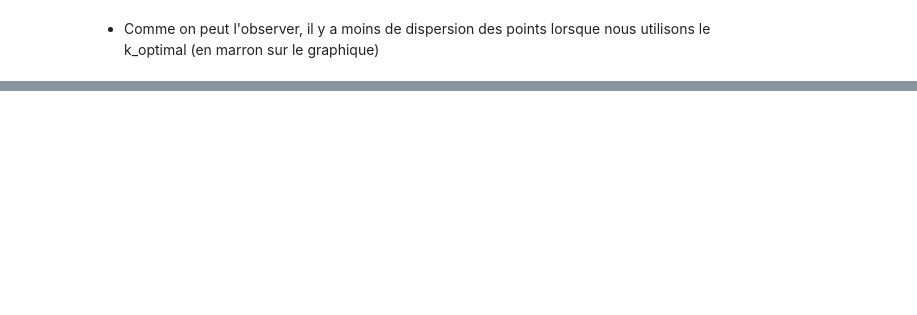
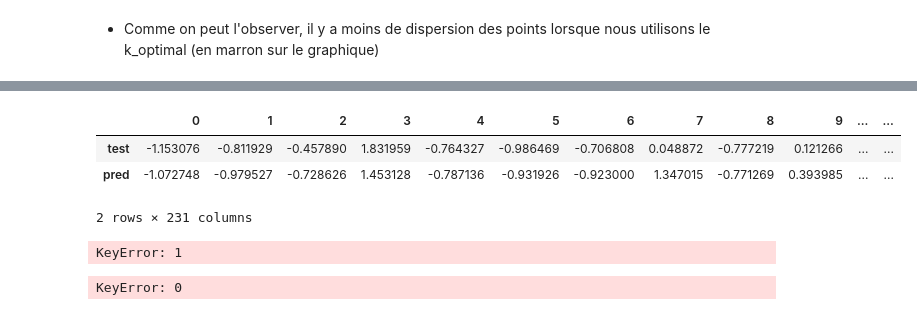
Before and after one commit to Aubert-Antoine/EL_3019-Data_Sciences, a Jupyter notebook: TP2 KNN/TP_KNN_SUJET.ipynb, the cells around one changed output, grey strips where cells are left out. Saved outputs shown, nothing was run; the diff lists cells and outputs as text; code cells hidden in the pictures; blank space fills up the shorter version.

```diff
--- a/TP2 KNN/TP_KNN_SUJET.ipynb
+++ b/TP2 KNN/TP_KNN_SUJET.ipynb
@@ -256,0 +293,48 @@ _ = ax.plot([-1.5, 2],[-1.5, 2], label='optimal')
+# %%
+def make_df(d : dict, k : int, MSE : int, pred, test):
+
+
+    d.update({"k_{}".format(k): [MSE, pd.DataFrame([test, pred], index=['test', 'pred'])]})
+
+
+    df_ploty = pd.DataFrame(data=d, index=["MSE", "scar"])
+    df_ploty.head()
+
+    return df_ploty
+# %%
+def knn(kmax : int = 80) -> pd.DataFrame:
+
+    error_Reg =  np.zeros(kmax)
+    kppv = np.arange(1,kmax+1,1)
+
+    d = {}
+    for k in kppv:
+        KNN_Reg = KNeighborsRegressor(n_neighbors=k)
+        KNN_Reg.fit(X_train, Y_train)
+        Y_pred = KNN_Reg.predict(X_test)
+
+        MSE = np.sum(np.power(Y_pred - Y_test, 2))
+        error_Reg[k-1] = MSE
+
+        out = make_df(d, k, MSE,Y_test , Y_pred)
+
+    return out
+# %%
+df_res_ploty = knn(5)
+# %%
+df_res_ploty['k_1'][1]
+# %% [output]
+|  | 0 | 1 | 2 | 3 | 4 | 5 | 6 | 7 | 8 | 9 | ... | ... |
+| test | -1.153076 | -0.811929 | -0.457890 | 1.831959 | -0.764327 | -0.986469 | -0.706808 | 0.048872 | -0.777219 | 0.121266 | ... | ... |
+| pred | -1.072748 | -0.979527 | -0.728626 | 1.453128 | -0.787136 | -0.931926 | -0.923000 | 1.347015 | -0.771269 | 0.393985 | ... | ... |
+2 rows × 231 columns
+# %%
+df_res_ploty[:][1]
+# %% [output]
+KeyError: 1
+# %%
+# import plotly.express as px
+px.scatter(df_res_ploty[:][0], template="plotly_dark",
+           log_x=True, size_max=55, range_x=[100,100000], range_y=[25,90])
+# %% [output]
+KeyError: 0
```
Also changed, not shown: parts of 14 cells of this notebook.
